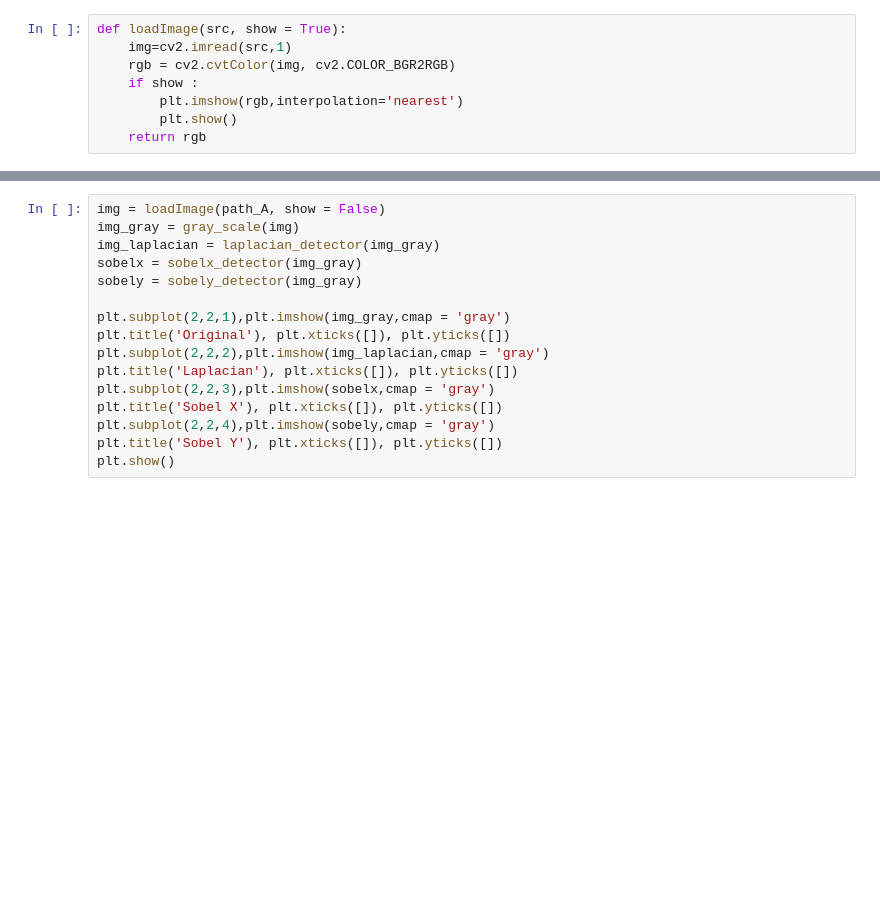
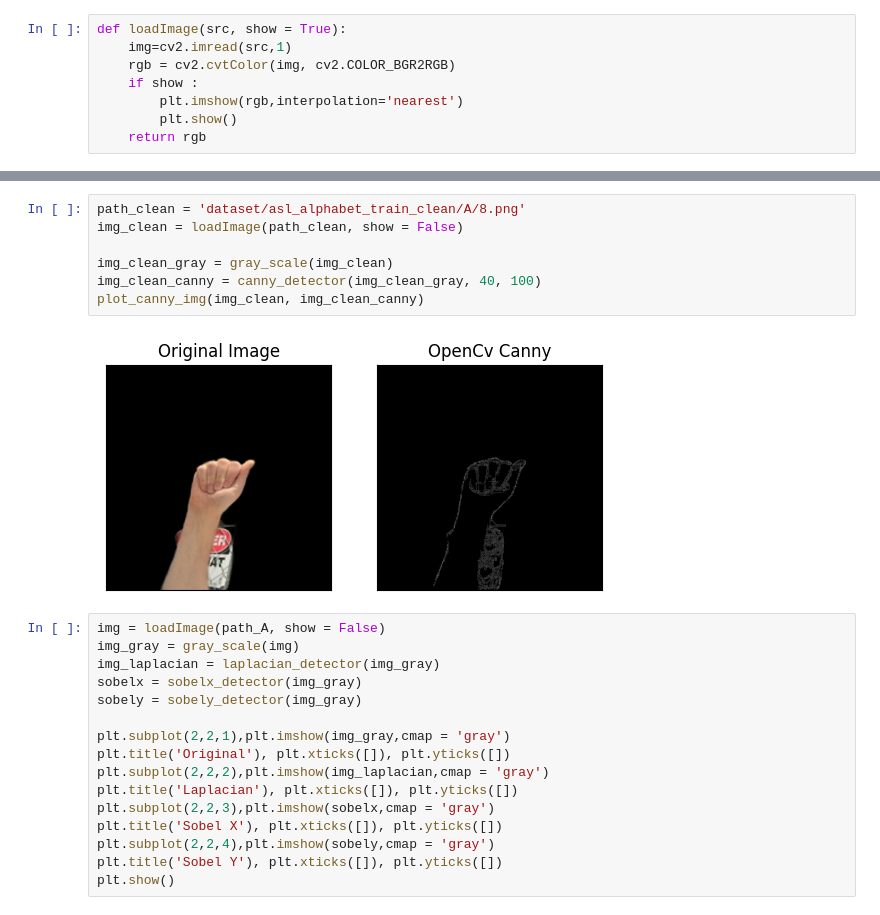
Before and after one commit to Agathe48/sign_language_recognition, a Jupyter notebook: test_contour.ipynb, the cells around one changed output, grey strips where cells are left out. Saved outputs shown, nothing was run; the diff lists cells and outputs as text; blank space fills up the shorter version.

```diff
--- a/test_contour.ipynb
+++ b/test_contour.ipynb
@@ -26,3 +28,12 @@ plot_canny_img(img, img_canny)
+# %%
+path_clean = 'dataset/asl_alphabet_train_clean/A/8.png'
+img_clean = loadImage(path_clean, show = False)
+
+img_clean_gray = gray_scale(img_clean)
+img_clean_canny = canny_detector(img_clean_gray, 40, 100)
+plot_canny_img(img_clean, img_clean_canny)
+# %% [output]
+[figure, added]
 # %%
 img = loadImage(path_A, show = False)
 img_gray = gray_scale(img)
```
Also changed, not shown: parts of 3 cells of this notebook, 5 other files.
